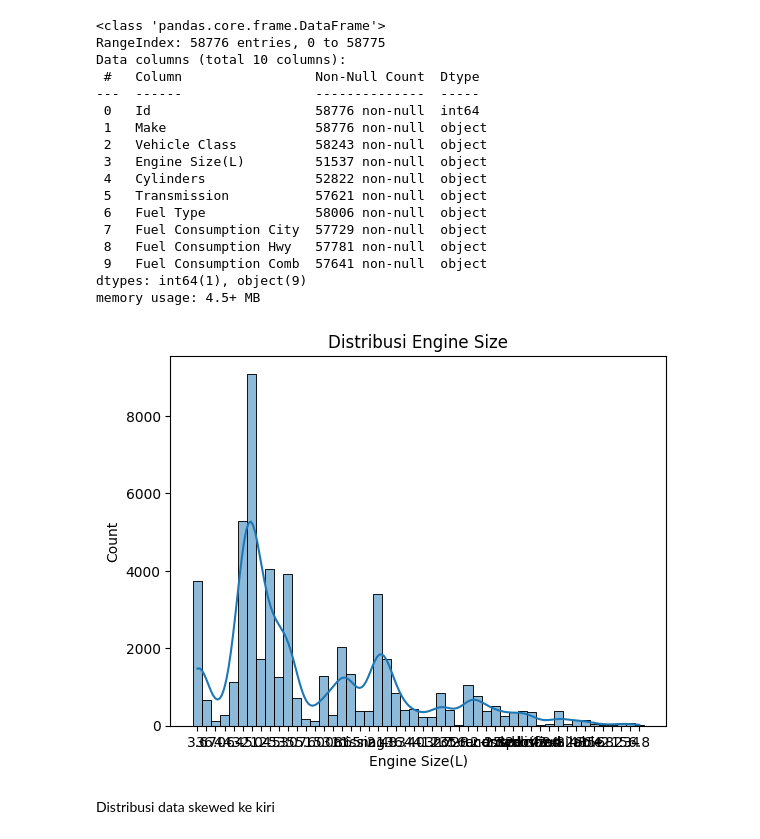
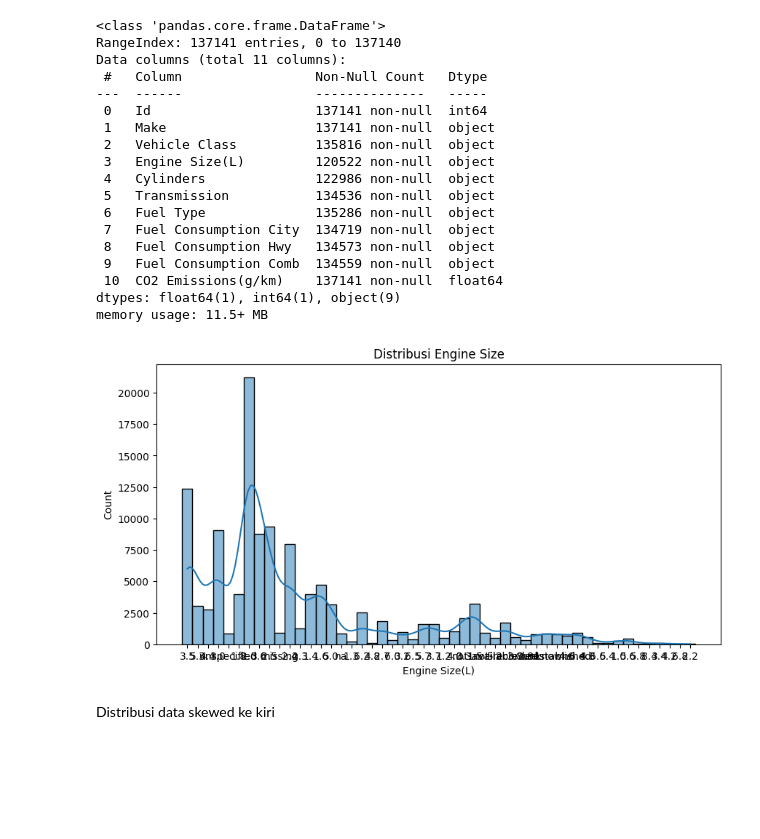
Before and after one commit to dikaizm/data-slayer, a Jupyter notebook: notebooks/1.0-data-exploration.ipynb, the cells around one changed output. Saved outputs shown, nothing was run; the diff lists cells and outputs as text; code cells hidden in the pictures; blank space fills up the shorter version.

```diff
--- a/notebooks/1.0-data-exploration.ipynb
+++ b/notebooks/1.0-data-exploration.ipynb
@@ -1,7 +1,8 @@
 # %%
 import pandas as pd
+import numpy as np
 
-df = pd.read_csv('../data/raw/test.csv')
+df = pd.read_csv('../data/raw/train.csv')
 df.head(20)
 # %% [output]
 |  | Id | Make | Vehicle Class | Engine Size(L) | Cylinders | Transmission | Fuel Type | ... |
@@ -143,31 +158,33 @@ Name: proportion, dtype: float64
 df.info()
 # %% [output]
 <class 'pandas.core.frame.DataFrame'>
-RangeIndex: 58776 entries, 0 to 58775
-Data columns (total 10 columns):
- #   Column                 Non-Null Count  Dtype
----  ------                 --------------  -----
- 0   Id                     58776 non-null  int64
- 1   Make                   58776 non-null  object
- 2   Vehicle Class          58243 non-null  object
- 3   Engine Size(L)         51537 non-null  object
- 4   Cylinders              52822 non-null  object
- 5   Transmission           57621 non-null  object
- 6   Fuel Type              58006 non-null  object
- 7   Fuel Consumption City  57729 non-null  object
- 8   Fuel Consumption Hwy   57781 non-null  object
- 9   Fuel Consumption Comb  57641 non-null  object
-dtypes: int64(1), object(9)
-memory usage: 4.5+ MB
+RangeIndex: 137141 entries, 0 to 137140
+Data columns (total 11 columns):
+ #   Column                 Non-Null Count   Dtype
+---  ------                 --------------   -----
+ 0   Id                     137141 non-null  int64
+ 1   Make                   137141 non-null  object
+ 2   Vehicle Class          135816 non-null  object
+ 3   Engine Size(L)         120522 non-null  object
+ 4   Cylinders              122986 non-null  object
+ 5   Transmission           134536 non-null  object
+ 6   Fuel Type              135286 non-null  object
+ 7   Fuel Consumption City  134719 non-null  object
+ 8   Fuel Consumption Hwy   134573 non-null  object
+ 9   Fuel Consumption Comb  134559 non-null  object
+ 10  CO2 Emissions(g/km)    137141 non-null  float64
+dtypes: float64(1), int64(1), object(9)
+memory usage: 11.5+ MB
 # %%
 import seaborn as sns
 import matplotlib.pyplot as plt
 
+plt.figure(figsize=(10, 5))
 sns.histplot(df['Engine Size(L)'], kde=True)
 plt.title('Distribusi Engine Size')
 plt.show()
 # %% [output]
-[figure, old version]
+[figure, new version]
 # %% [markdown]
 Distribusi data skewed ke kiri
 # %%
```
Also changed, not shown: parts of 22 cells of this notebook.
